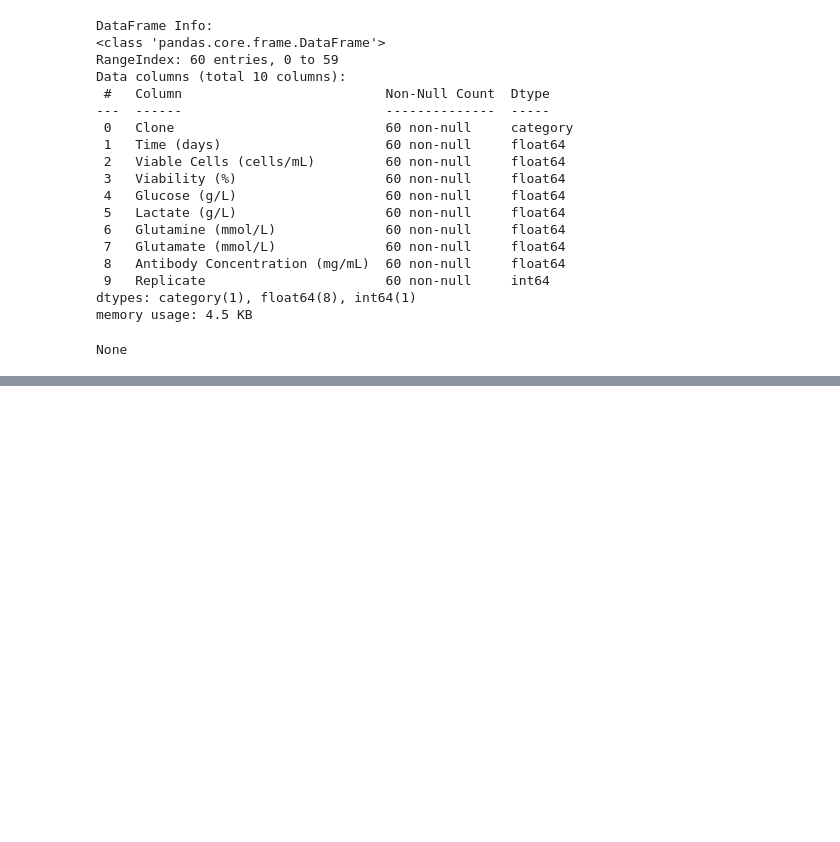
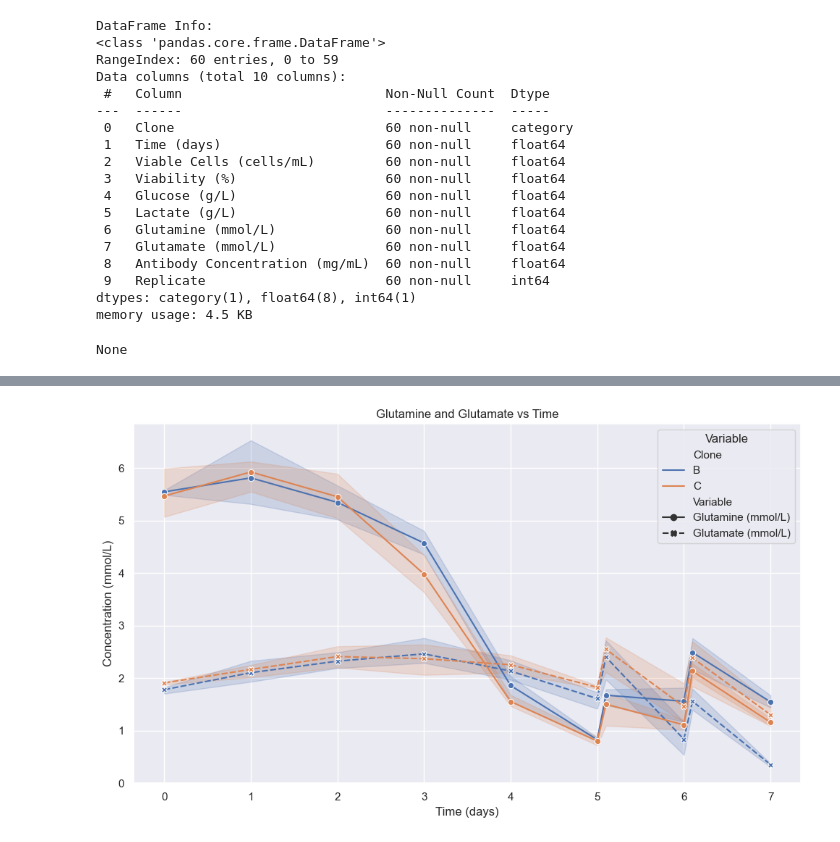
Before and after one commit to ebalderasr/clonalyzer, a Jupyter notebook: clonalyzer.ipynb, the cells around one changed output, grey strips where cells are left out. Cells and saved outputs as stored; diff of their text form; code cells hidden in the pictures; blank space fills up the shorter version.

```diff
--- a/clonalyzer.ipynb
+++ b/clonalyzer.ipynb
@@ -332,0 +260,30 @@ if "Viable Cells (cells/mL)" in kinetics_data.columns and "Viability (%)" in kin
+# %%
+# Filter the DataFrame for Glutamine and Glutamate
+glutamine_glutamate_data = kinetics_data[["Time (days)", "Clone", "Glutamine (mmol/L)", "Glutamate (mmol/L)"]]
+
+# Melt the DataFrame to reshape it for Seaborn
+melted_glutamine_glutamate = pd.melt(glutamine_glutamate_data,
+                                     id_vars=["Time (days)", "Clone"],
+                                     value_vars=["Glutamine (mmol/L)", "Glutamate (mmol/L)"],
+                                     var_name="Variable",
+                                     value_name="Concentration")
+
+# Plot Glutamine and Glutamate vs Time
+plt.figure(figsize=(10, 6))
+sns.lineplot(x="Time (days)", y="Concentration", hue="Clone", style="Variable", markers=True,
+             data=melted_glutamine_glutamate)
+
+# Add labels, title, and legend
+plt.xlabel("Time (days)")
+plt.ylabel("Concentration (mmol/L)")
+plt.title("Glutamine and Glutamate vs Time")
+plt.legend(title="Variable")
+plt.grid(True)
+plt.tight_layout()
+
+# Save the plot
+glutamine_glutamate_filename = os.path.join(output_dir, "Glutamine_and_Glutamate_vs_Time.png")
+plt.savefig(glutamine_glutamate_filename, format="png", dpi=300)
+plt.show()
+# %% [output]
+[figure, added]
```
Also changed, not shown: parts of 7 cells of this notebook, 2 other files.
